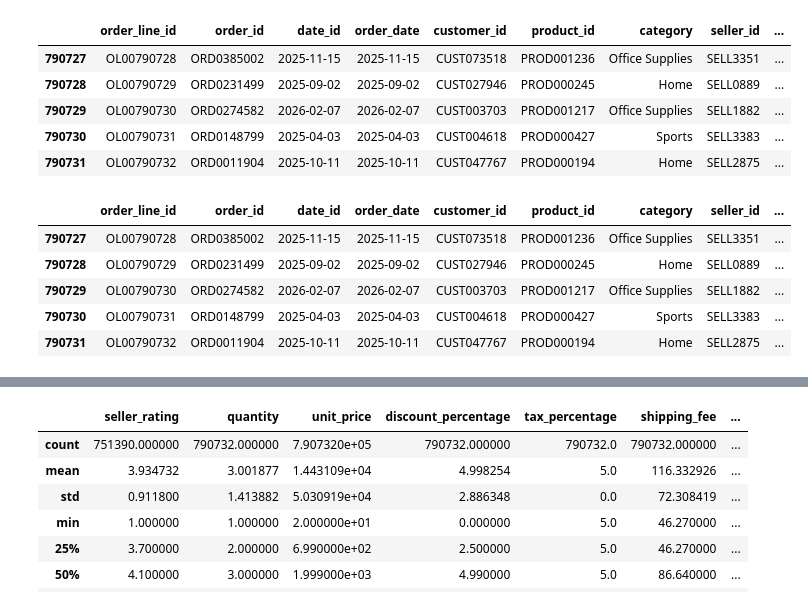
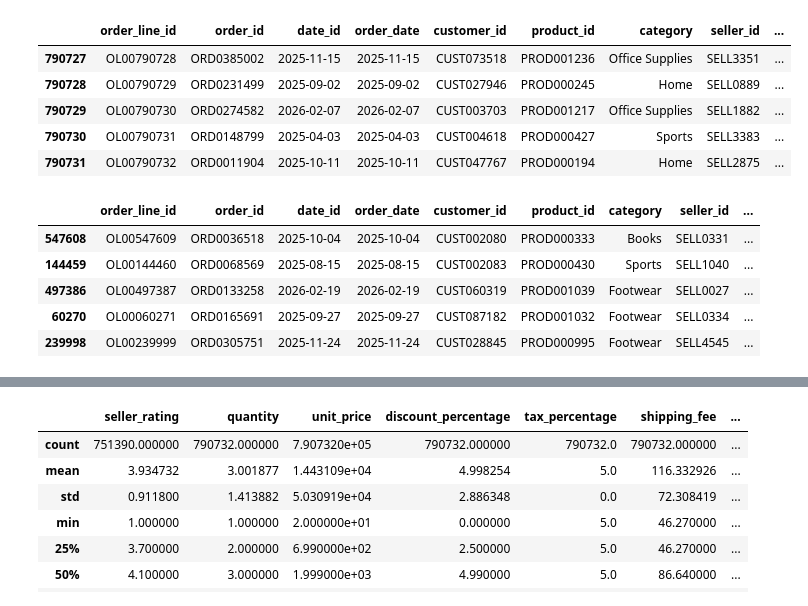
Before and after one commit to BhupathiTharun/Supply-chain-data-warehouse, a Jupyter notebook: notebooks/02_Data_Cleaning.ipynb, the cells around one changed output, grey strips where cells are left out. Saved outputs shown, nothing was run; the diff lists cells and outputs as text; code cells hidden in the pictures.

```diff
--- a/notebooks/02_Data_Cleaning.ipynb
+++ b/notebooks/02_Data_Cleaning.ipynb
@@ -76,14 +76,14 @@ od.tail()
 | 790731 | OL00790732 | ORD0011904 | 2025-10-11 | 2025-10-11 | CUST047767 | PROD000194 | Home | SELL2875 | ... |
 # %%
 #view the sample data how it looks random 5.
-od.tail()
+od.sample(5)
 # %% [output]
 |  | order_line_id | order_id | date_id | order_date | customer_id | product_id | category | seller_id | ... |
-| 790727 | OL00790728 | ORD0385002 | 2025-11-15 | 2025-11-15 | CUST073518 | PROD001236 | Office Supplies | SELL3351 | ... |
-| 790728 | OL00790729 | ORD0231499 | 2025-09-02 | 2025-09-02 | CUST027946 | PROD000245 | Home | SELL0889 | ... |
-| 790729 | OL00790730 | ORD0274582 | 2026-02-07 | 2026-02-07 | CUST003703 | PROD001217 | Office Supplies | SELL1882 | ... |
-| 790730 | OL00790731 | ORD0148799 | 2025-04-03 | 2025-04-03 | CUST004618 | PROD000427 | Sports | SELL3383 | ... |
-| 790731 | OL00790732 | ORD0011904 | 2025-10-11 | 2025-10-11 | CUST047767 | PROD000194 | Home | SELL2875 | ... |
+| 547608 | OL00547609 | ORD0036518 | 2025-10-04 | 2025-10-04 | CUST002080 | PROD000333 | Books | SELL0331 | ... |
+| 144459 | OL00144460 | ORD0068569 | 2025-08-15 | 2025-08-15 | CUST002083 | PROD000430 | Sports | SELL1040 | ... |
+| 497386 | OL00497387 | ORD0133258 | 2026-02-19 | 2026-02-19 | CUST060319 | PROD001039 | Footwear | SELL0027 | ... |
+| 60270 | OL00060271 | ORD0165691 | 2025-09-27 | 2025-09-27 | CUST087182 | PROD001032 | Footwear | SELL0334 | ... |
+| 239998 | OL00239999 | ORD0305751 | 2025-11-24 | 2025-11-24 | CUST028845 | PROD000995 | Footwear | SELL4545 | ... |
 # %%
 #check the info of the table.it shows columns and datatype and non_null count
 od.info()
```
Also changed, not shown: parts of 49 cells of this notebook.
